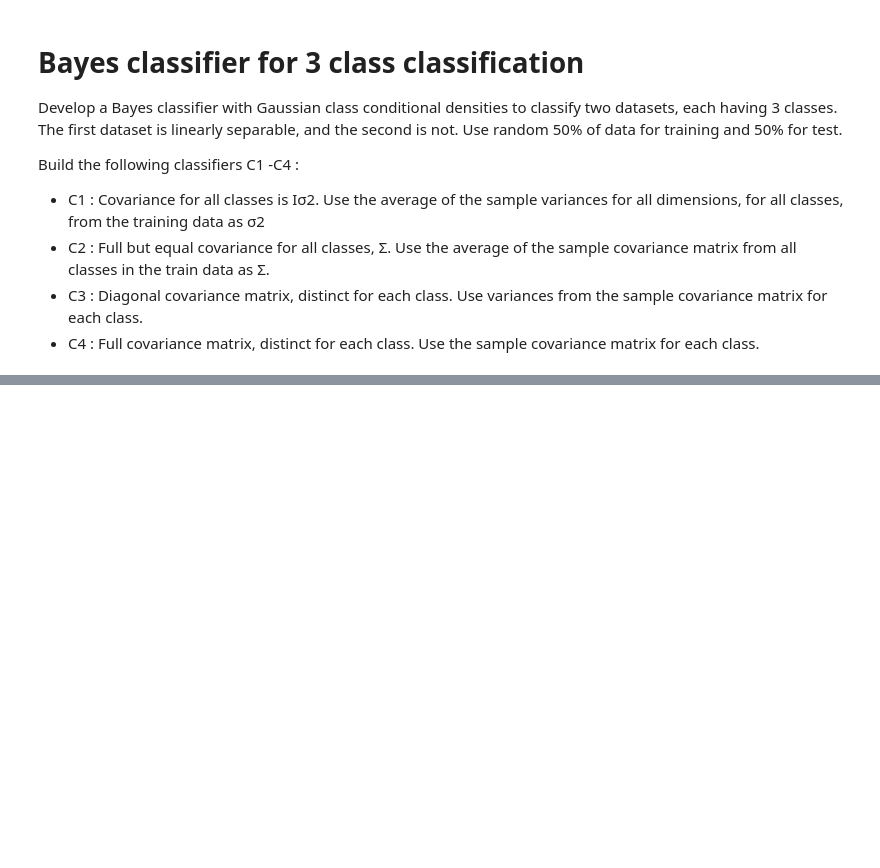
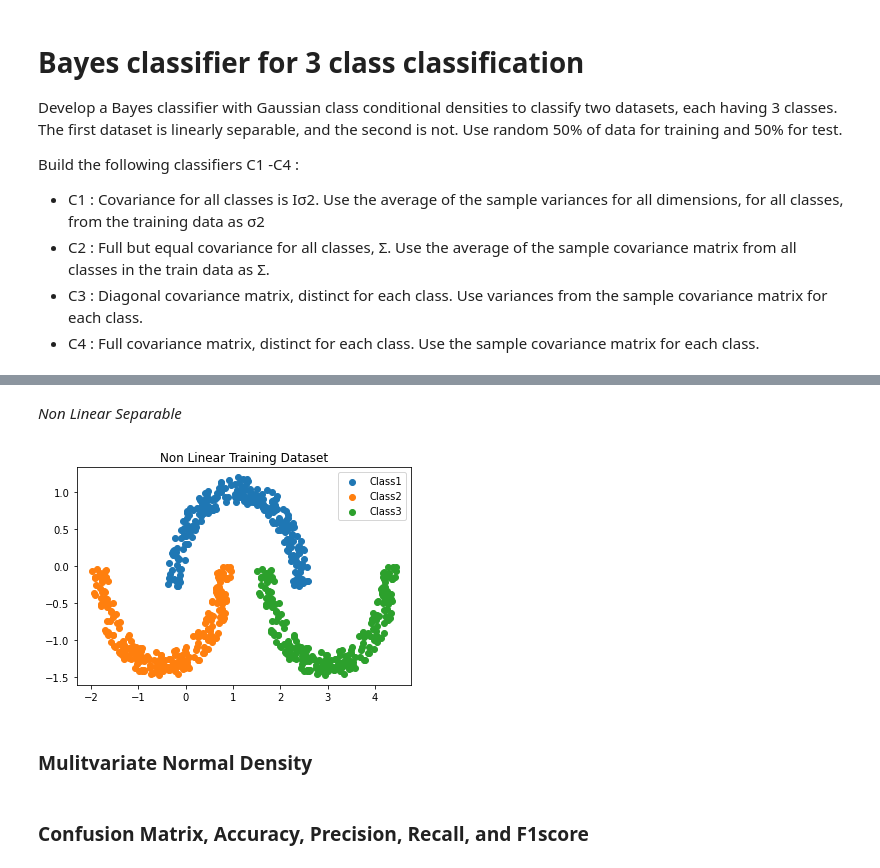
Before and after one commit to its-rajesh/Pattern-Recognition, a Jupyter notebook: PRA1Q2.ipynb, the cells around one changed output, grey strips where cells are left out. Cells and saved outputs as stored; diff of their text form; code cells hidden in the pictures; blank space fills up the shorter version.

```diff
--- a/PRA1Q2.ipynb
+++ b/PRA1Q2.ipynb
@@ -20,0 +95,13 @@ covariance matrix for each class.
+# %%
+NonlinearClass1x, NonlinearClass1y = get_data(NonlinearClass1[0])
+NonlinearClass2x, NonlinearClass2y = get_data(NonlinearClass2[0])
+NonlinearClass3x, NonlinearClass3y = get_data(NonlinearClass3[0])
+# %%
+train_nlC1x, test_nlc1x = NonlinearClass1x[:len(NonlinearClass1x)//2], NonlinearClass1x[len(NonlinearClass1x)//2:]
+train_nlC1y, test_nlc1y = NonlinearClass1y[:len(NonlinearClass1y)//2], NonlinearClass1y[len(NonlinearClass1y)//2:]
+
+train_nlC2x, test_nlc2x = NonlinearClass2x[:len(NonlinearClass2x)//2], NonlinearClass2x[len(NonlinearClass2x)//2:]
+train_nlC2y, test_nlc2y = NonlinearClass2y[:len(NonlinearClass2y)//2], NonlinearClass2y[len(NonlinearClass2y)//2:]
+
+train_nlC3x, test_nlc3x = NonlinearClass3x[:len(NonlinearClass3x)//2], NonlinearClass3x[len(NonlinearClass3x)//2:]
+train_nlC3y, test_nlc3y = NonlinearClass3y[:len(NonlinearClass3y)//2], NonlinearClass3y[len(NonlinearClass3y)//2:]
@@ -20,0 +171,13 @@ covariance matrix for each class.
+# %% [markdown]
+*Non Linear Separable*
+# %%
+plt.scatter(train_nlC1x, train_nlC1y)
+plt.scatter(train_nlC2x, train_nlC2y)
+plt.scatter(train_nlC3x, train_nlC3y)
+plt.title('Non Linear Training Dataset')
+plt.legend(['Class1', 'Class2', 'Class3'])
+plt.show()
+# %% [output]
+[figure, added]
+# %% [markdown]
+### Mulitvariate Normal Density
@@ -20,0 +190,2 @@ covariance matrix for each class.
+# %% [markdown]
+### Confusion Matrix, Accuracy, Precision, Recall, and F1score
```
Also changed, not shown: parts of 47 cells of this notebook.
